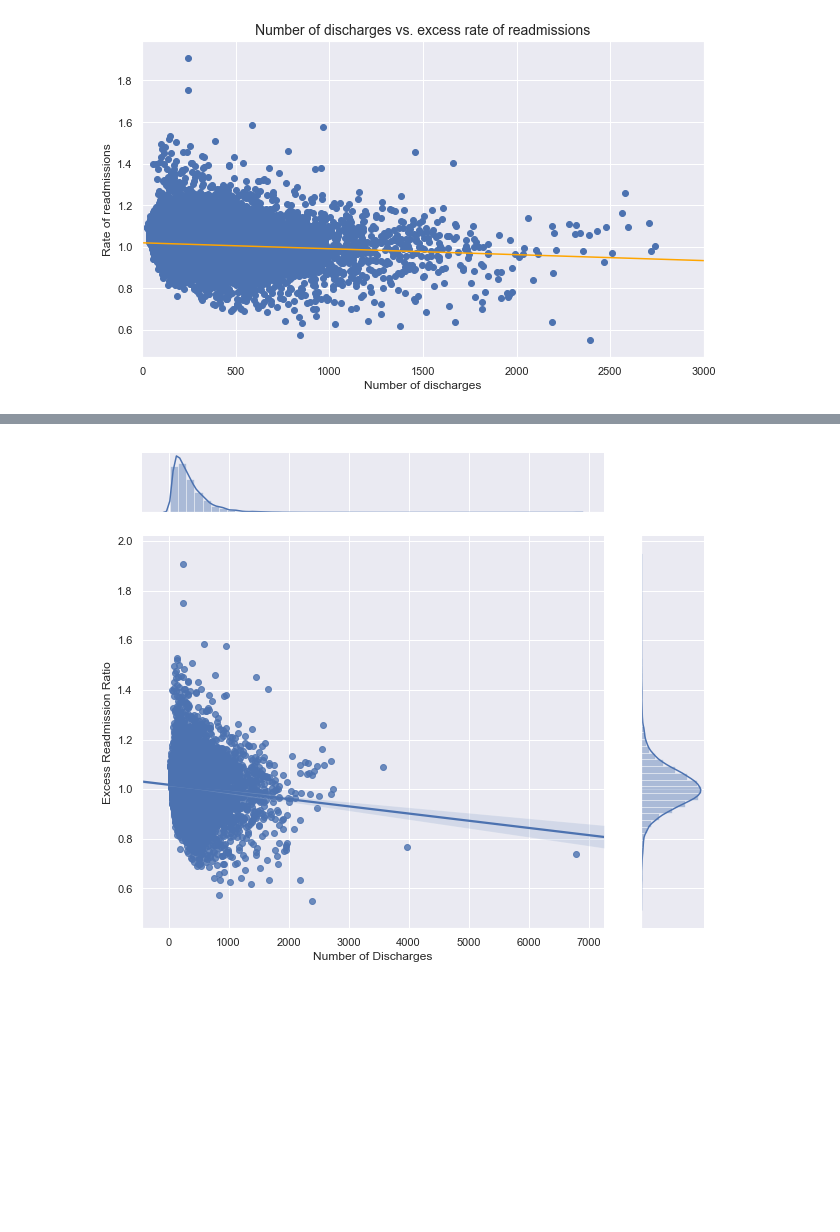
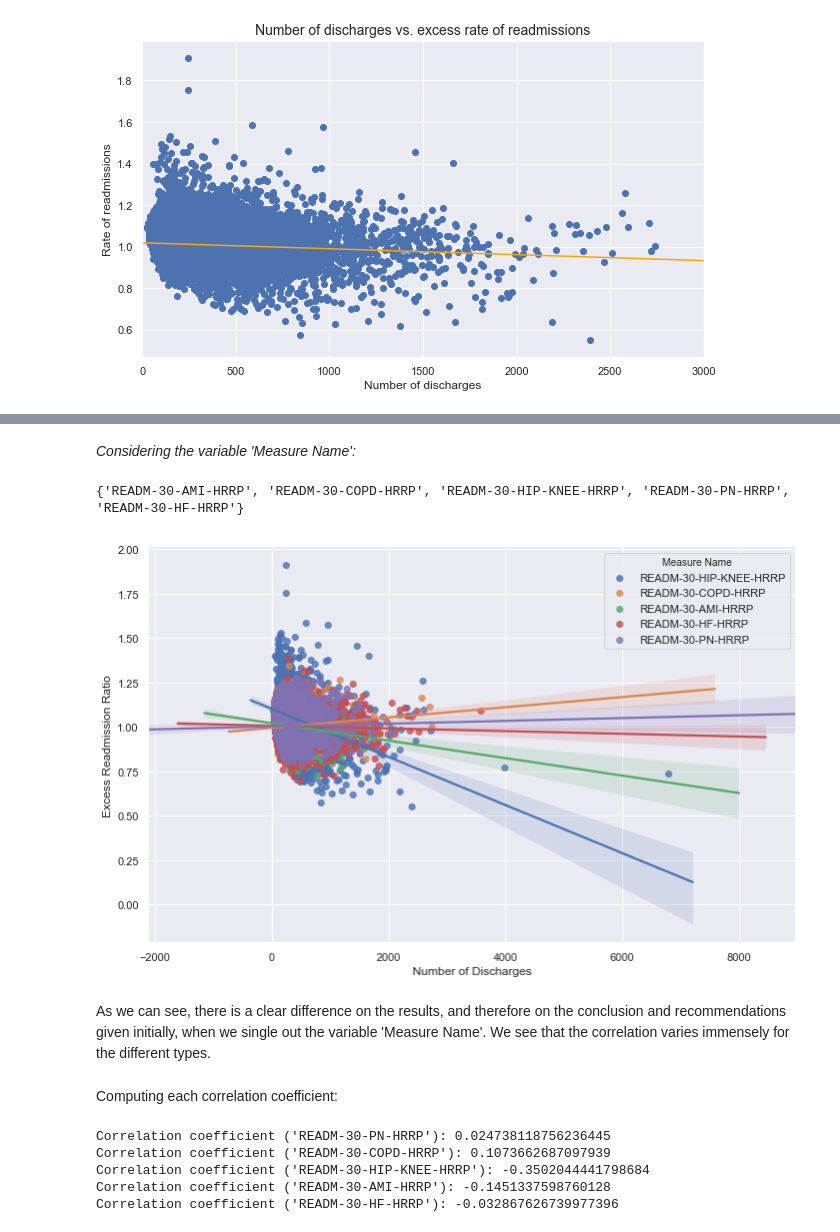
Before and after one commit to MigBap/Springboard, a Jupyter notebook: Exploratory Data Analysis projects/Project - Reduce Hospital Readmissions Using EDA/sliderule_dsi_inferential_statistics_exercise_3-miguel.ipynb, the cells around one changed output, grey strips where cells are left out. Saved outputs shown, nothing was run; the diff lists cells and outputs as text; code cells hidden in the pictures; blank space fills up the shorter version.

```diff
--- a/Exploratory Data Analysis projects/Project - Reduce Hospital Readmissions Using EDA/sliderule_dsi_inferential_statistics_exercise_3-miguel.ipynb
+++ b/Exploratory Data Analysis projects/Project - Reduce Hospital Readmissions Using EDA/sliderule_dsi_inferential_statistics_exercise_3-miguel.ipynb
@@ -254,7 +265,55 @@ plt.show()
+# %% [markdown]
+*Considering the variable 'Measure Name':*
+# %%
+# set of variables in 'measure name'
+print(set(clean_hospital_read_df['Measure Name']))
+# %% [output]
+{'READM-30-AMI-HRRP', 'READM-30-COPD-HRRP', 'READM-30-HIP-KNEE-HRRP', 'READM-30-PN-HRRP', 'READM-30-HF-HRRP'}
 # %%
-# or
-sns.jointplot(x="Number of Discharges", y="Excess Readmission Ratio", data=clean_hospital_read_df, kind="reg")
-plt.subplots_adjust(left=0, bottom=-0.3, right=1.3, top=0.8, wspace=0.6, hspace=0.4)
+# jointplot: Measure Name
+sns.lmplot(x="Number of Discharges", y="Excess Readmission Ratio", data=clean_hospital_read_df, hue="Measure Name", legend_out=False)
+
+# formatting
+plt.xlabel("Number of Discharges")
+plt.ylabel("Excess Readmission Ratio")
+plt.subplots_adjust(left=0, bottom=-0.3, right=1.8, top=0.8, wspace=0.6, hspace=0.4)
 plt.show()
 # %% [output]
-[figure, old version]
+[figure, new version]
+# %% [markdown]
+As we can see, there is a clear difference on the results, and therefore on the conclusion and recommendations given initially, when we single out the variable 'Measure Name'. We see that the correlation varies immensely for the different types.
+# %% [markdown]
+Computing each correlation coefficient:
+# %%
+# preparing the data
+df_1 = clean_hospital_read_df[clean_hospital_read_df['Measure Name'] == 'READM-30-PN-HRRP']
+df_2 = clean_hospital_read_df[clean_hospital_read_df['Measure Name'] == 'READM-30-COPD-HRRP']
+df_3 = clean_hospital_read_df[clean_hospital_read_df['Measure Name'] == 'READM-30-HIP-KNEE-HRRP']
+df_4 = clean_hospital_read_df[clean_hospital_read_df['Measure Name'] == 'READM-30-AMI-HRRP']
+df_5 = clean_hospital_read_df[clean_hospital_read_df['Measure Name'] == 'READM-30-HF-HRRP']
+
+df_1 = df_1[pd.notnull(df_1['Excess Readmission Ratio'])]
+df_2 = df_2[pd.notnull(df_2['Excess Readmission Ratio'])]
+df_3 = df_3[pd.notnull(df_3['Excess Readmission Ratio'])]
+df_4 = df_4[pd.notnull(df_4['Excess Readmission Ratio'])]
+df_5 = df_5[pd.notnull(df_5['Excess Readmission Ratio'])]
+
+
+# Correlation coefficients
+pearson_1 = pearson_r(df_1['Number of Discharges'], df_1['Excess Readmission Ratio'])
+pearson_2 = pearson_r(df_2['Number of Discharges'], df_2['Excess Readmission Ratio'])
+pearson_3 = pearson_r(df_3['Number of Discharges'], df_3['Excess Readmission Ratio'])
+pearson_4 = pearson_r(df_4['Number of Discharges'], df_4['Excess Readmission Ratio'])
+pearson_5 = pearson_r(df_5['Number of Discharges'], df_5['Excess Readmission Ratio'])
+
+print("Correlation coefficient ('READM-30-PN-HRRP'):", pearson_1)
+print("Correlation coefficient ('READM-30-COPD-HRRP'):", pearson_2)
+print("Correlation coefficient ('READM-30-HIP-KNEE-HRRP'):", pearson_3)
+print("Correlation coefficient ('READM-30-AMI-HRRP'):", pearson_4)
+print("Correlation coefficient ('READM-30-HF-HRRP'):", pearson_5)
+# %% [output]
+Correlation coefficient ('READM-30-PN-HRRP'): 0.024738118756236445
+Correlation coefficient ('READM-30-COPD-HRRP'): 0.1073662687097939
+Correlation coefficient ('READM-30-HIP-KNEE-HRRP'): -0.3502044441798684
+Correlation coefficient ('READM-30-AMI-HRRP'): -0.1451337598760128
+Correlation coefficient ('READM-30-HF-HRRP'): -0.032867626739977396
```
Also changed, not shown: parts of 10 cells of this notebook.
